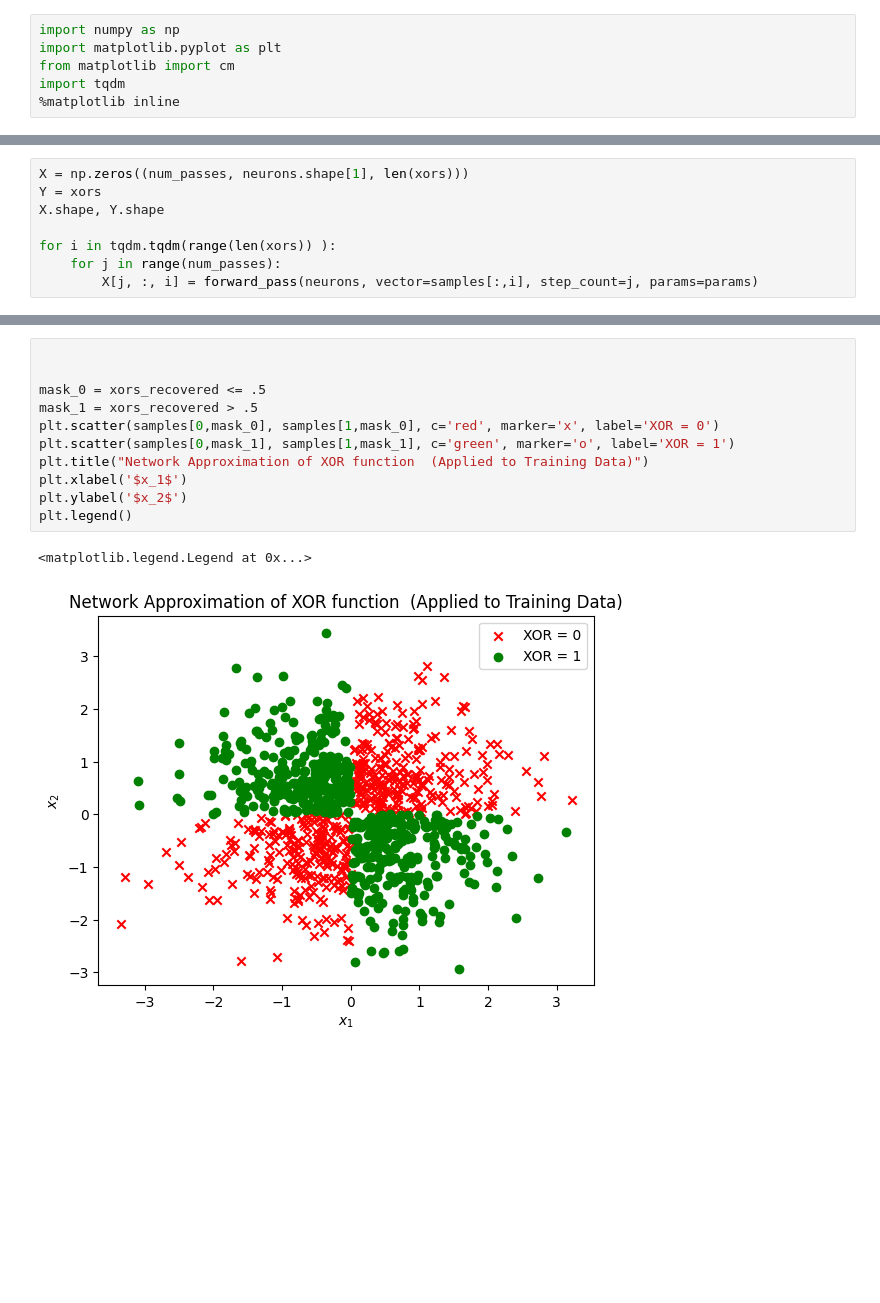
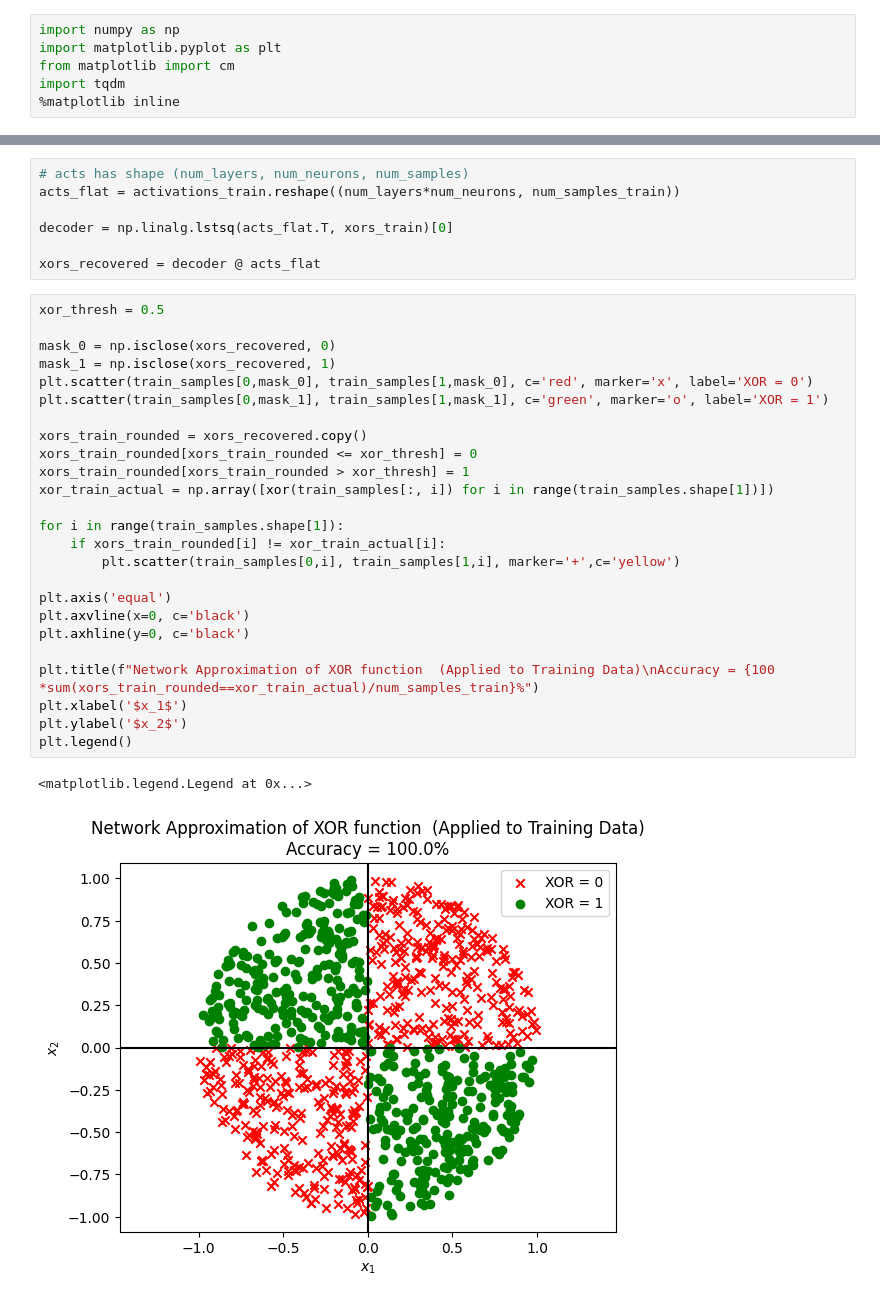
Before and after one commit to Fritz17236/untitled, a Jupyter notebook: src/nonlinear_approximator/scatch.ipynb, the cells around one changed output, grey strips where cells are left out. Cells and saved outputs as stored; diff of their text form; blank space fills up the shorter version.

```diff
--- a/src/nonlinear_approximator/scatch.ipynb
+++ b/src/nonlinear_approximator/scatch.ipynb
@@ -152,8 +143,0 @@ plt.legend()
-# %%
-X = np.zeros((num_passes, neurons.shape[1], len(xors)))
-Y = xors
-X.shape, Y.shape
-
-for i in tqdm.tqdm(range(len(xors)) ):
-    for j in range(num_passes):
-        X[j, :, i] = forward_pass(neurons, vector=samples[:,i], step_count=j, params=params)
@@ -178,14 +208,35 @@ xors_recovered = np.array([
+# %%
+# acts has shape (num_layers, num_neurons, num_samples)
+acts_flat = activations_train.reshape((num_layers*num_neurons, num_samples_train))
+
+decoder = np.linalg.lstsq(acts_flat.T, xors_train)[0]
+
+xors_recovered = decoder @ acts_flat
 # %%
+xor_thresh = 0.5
 
+mask_0 = np.isclose(xors_recovered, 0)
+mask_1 = np.isclose(xors_recovered, 1)
+plt.scatter(train_samples[0,mask_0], train_samples[1,mask_0], c='red', marker='x', label='XOR = 0')
+plt.scatter(train_samples[0,mask_1], train_samples[1,mask_1], c='green', marker='o', label='XOR = 1')
 
-mask_0 = xors_recovered <= .5
-mask_1 = xors_recovered > .5
-plt.scatter(samples[0,mask_0], samples[1,mask_0], c='red', marker='x', label='XOR = 0')
-plt.scatter(samples[0,mask_1], samples[1,mask_1], c='green', marker='o', label='XOR = 1')
-plt.title("Network Approximation of XOR function  (Applied to Training Data)")
+xors_train_rounded = xors_recovered.copy()
+xors_train_rounded[xors_train_rounded <= xor_thresh] = 0
+xors_train_rounded[xors_train_rounded > xor_thresh] = 1
+xor_train_actual = np.array([xor(train_samples[:, i]) for i in range(train_samples.shape[1])])
+
+for i in range(train_samples.shape[1]):
+    if xors_train_rounded[i] != xor_train_actual[i]:
+        plt.scatter(train_samples[0,i], train_samples[1,i], marker='+',c='yellow')
+
+plt.axis('equal')
+plt.axvline(x=0, c='black')
+plt.axhline(y=0, c='black')
+
+plt.title(f"Network Approximation of XOR function  (Applied to Training Data)\nAccuracy = {100 *sum(xors_train_rounded==xor_train_actual)/num_samples_train}%")
 plt.xlabel('$x_1$')
 plt.ylabel('$x_2$')
 plt.legend()
 # %% [output]
 <matplotlib.legend.Legend at 0x...>
-[figure, old version]
+[figure, new version]
```
Also changed, not shown: parts of 31 cells of this notebook, 1 other file.
